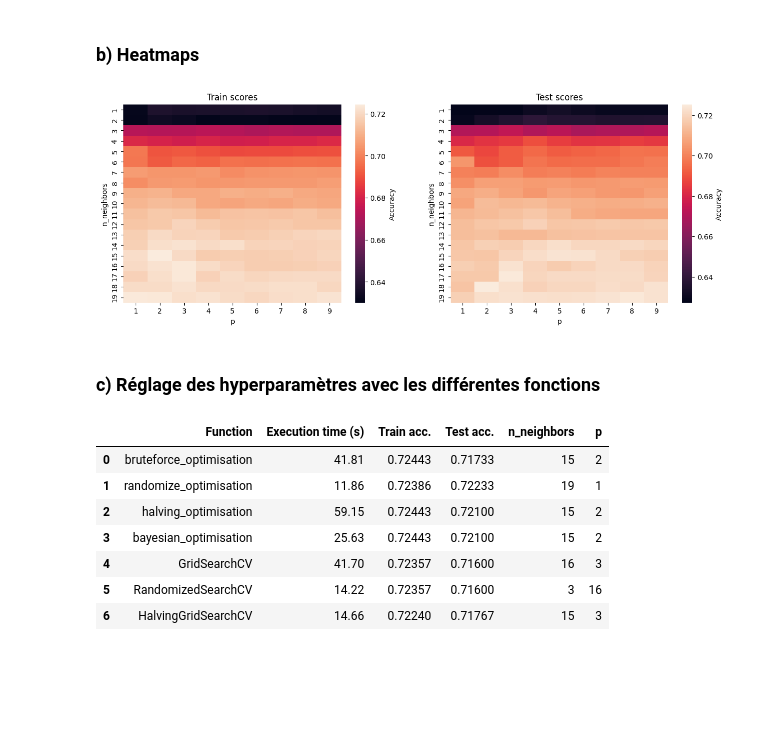
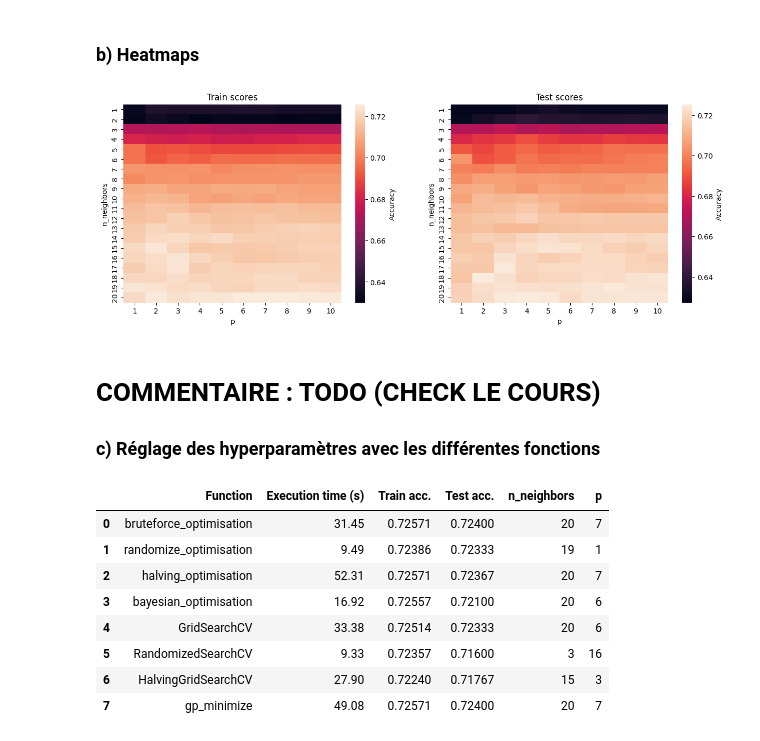
Before and after one commit to T-amairi/IFT870, a Jupyter notebook: TP3/tp3.ipynb, the cells around one changed output. Drawn from its saved outputs; the diff is of its cells as text; code cells hidden in the pictures; blank space fills up the shorter version.

Commit message:
todo : comment results

```diff
--- a/TP3/tp3.ipynb
+++ b/TP3/tp3.ipynb
@@ -266,38 +280,40 @@ XTrain, XTest, yTrain, yTest = train_test_split(X, y, test_size=0.3, random_stat
 ### b) Heatmaps
 # %%
 # parameters
-class_model = KNeighborsClassifier()
-n_neighbors = range(1,20)
-P = range(1,10)
+class_model = KNeighborsClassifier(n_jobs=-1)
+n_neighbors = range(1,21)
+P = range(1,11)
 
 # to store scores
 trainScore, testScore = np.zeros((len(n_neighbors), len(P))), np.zeros((len(n_neighbors), len(P)))
 
 # get all the scores
 for i, n in enumerate(n_neighbors):
     for j, p in enumerate(P):
         # get train scores using cv
         trainScore[i,j] = model_score(class_model, XTrain, yTrain, {'n_neighbors': n, 'p': p})
         # get test scores
         testScore[i,j] = class_model.score(XTest, yTest)
 
 # set subplot
 fig, (ax1, ax2) = plt.subplots(1, 2, figsize=(15, 5))
 
 # add titles
 ax1.set_title('Train scores');
 ax2.set_title('Test scores');
 
 # plot heatmaps
 heatMapTrain = sns.heatmap(trainScore, ax = ax1, cbar_kws={'label': 'Accuracy'});
 heatMapTest = sns.heatmap(testScore, ax = ax2, cbar_kws={'label': 'Accuracy'});
 
 # set labels and ticks
 heatMapTrain.set(xlabel='p', ylabel='n_neighbors', xticklabels=list(P), yticklabels=list(n_neighbors));
 heatMapTest.set(xlabel='p', ylabel='n_neighbors', xticklabels=list(P), yticklabels=list(n_neighbors));
 # %% [output]
-[figure, old version]
+[figure, new version]
 # %% [markdown]
+# COMMENTAIRE : TODO (CHECK LE COURS)
+
 ### c) Réglage des hyperparamètres avec les différentes fonctions
 # %%
 # to benchmark the hand written functions
@@ -378,13 +427,14 @@ perf.append(['HalvingGridSearchCV'] + res)
 # %%
 # display as data frame
 dfPerf = pd.DataFrame(perf, columns=['Function', 'Execution time (s)', 'Train acc.', 'Test acc.'] + list(grille_param.keys()))
-dfPerf
+display(dfPerf)
 # %% [output]
 |  | Function | Execution time (s) | Train acc. | Test acc. | n_neighbors | p |
-| 0 | bruteforce_optimisation | 41.81 | 0.72443 | 0.71733 | 15 | 2 |
-| 1 | randomize_optimisation | 11.86 | 0.72386 | 0.72233 | 19 | 1 |
-| 2 | halving_optimisation | 59.15 | 0.72443 | 0.72100 | 15 | 2 |
-| 3 | bayesian_optimisation | 25.63 | 0.72443 | 0.72100 | 15 | 2 |
-| 4 | GridSearchCV | 41.70 | 0.72357 | 0.71600 | 16 | 3 |
-| 5 | RandomizedSearchCV | 14.22 | 0.72357 | 0.71600 | 3 | 16 |
-| 6 | HalvingGridSearchCV | 14.66 | 0.72240 | 0.71767 | 15 | 3 |
+| 0 | bruteforce_optimisation | 31.45 | 0.72571 | 0.72400 | 20 | 7 |
+| 1 | randomize_optimisation | 9.49 | 0.72386 | 0.72333 | 19 | 1 |
+| 2 | halving_optimisation | 52.31 | 0.72571 | 0.72367 | 20 | 7 |
+| 3 | bayesian_optimisation | 16.92 | 0.72557 | 0.72100 | 20 | 6 |
+| 4 | GridSearchCV | 33.38 | 0.72514 | 0.72333 | 20 | 6 |
+| 5 | RandomizedSearchCV | 9.33 | 0.72357 | 0.71600 | 3 | 16 |
+| 6 | HalvingGridSearchCV | 27.90 | 0.72240 | 0.71767 | 15 | 3 |
+| 7 | gp_minimize | 49.08 | 0.72571 | 0.72400 | 20 | 7 |
```
Also changed, not shown: parts of 26 cells of this notebook.
